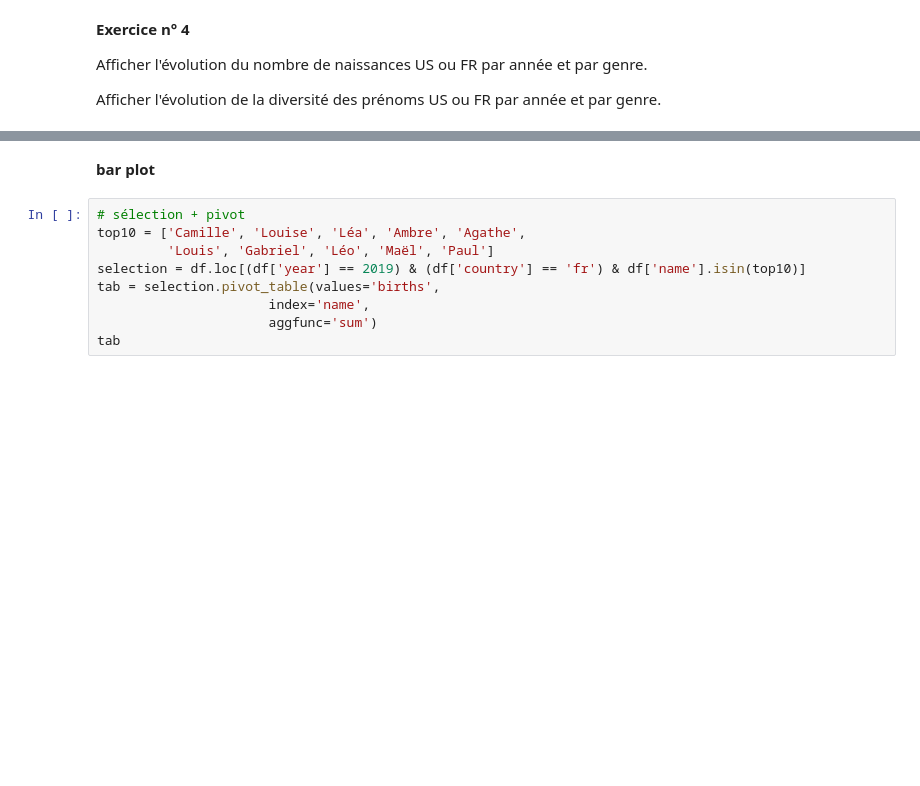
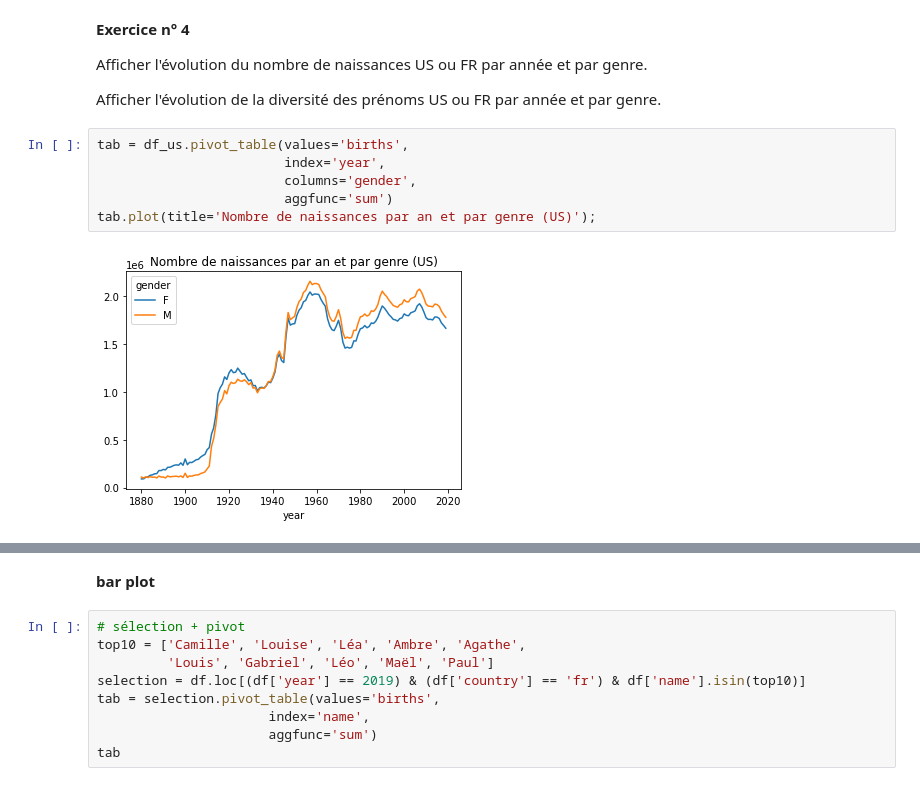
Before and after one commit to fran6w/INFMDI-721, a Jupyter notebook: session6/session6.ipynb, the cells around one changed output, grey strips where cells are left out. Cells and saved outputs as stored; diff of their text form; blank space fills up the shorter version.

```diff
--- a/session6/session6.ipynb
+++ b/session6/session6.ipynb
@@ -371,3 +840,11 @@ plot_names('us', 'Donald', 'M')
 Afficher l'évolution du nombre de naissances US ou FR par année et par genre.
 
 Afficher l'évolution de la diversité des prénoms US ou FR par année et par genre.
+# %%
+tab = df_us.pivot_table(values='births',
+                        index='year',
+                        columns='gender',
+                        aggfunc='sum')
+tab.plot(title='Nombre de naissances par an et par genre (US)');
+# %% [output]
+[figure, added]
```
Also changed, not shown: parts of 109 cells of this notebook, 1 other file.
